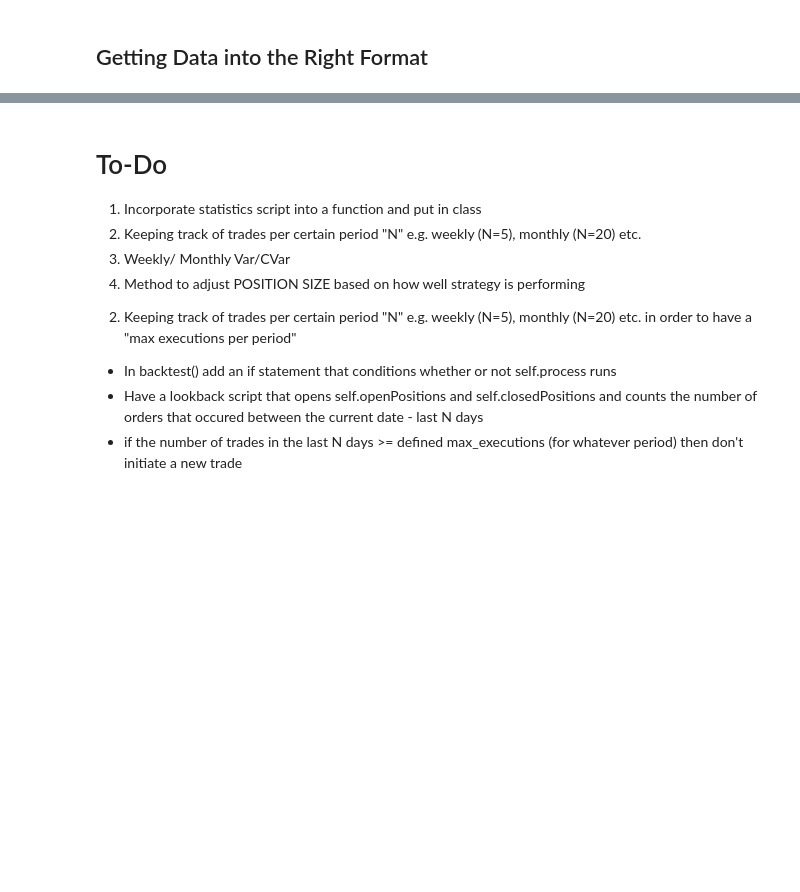
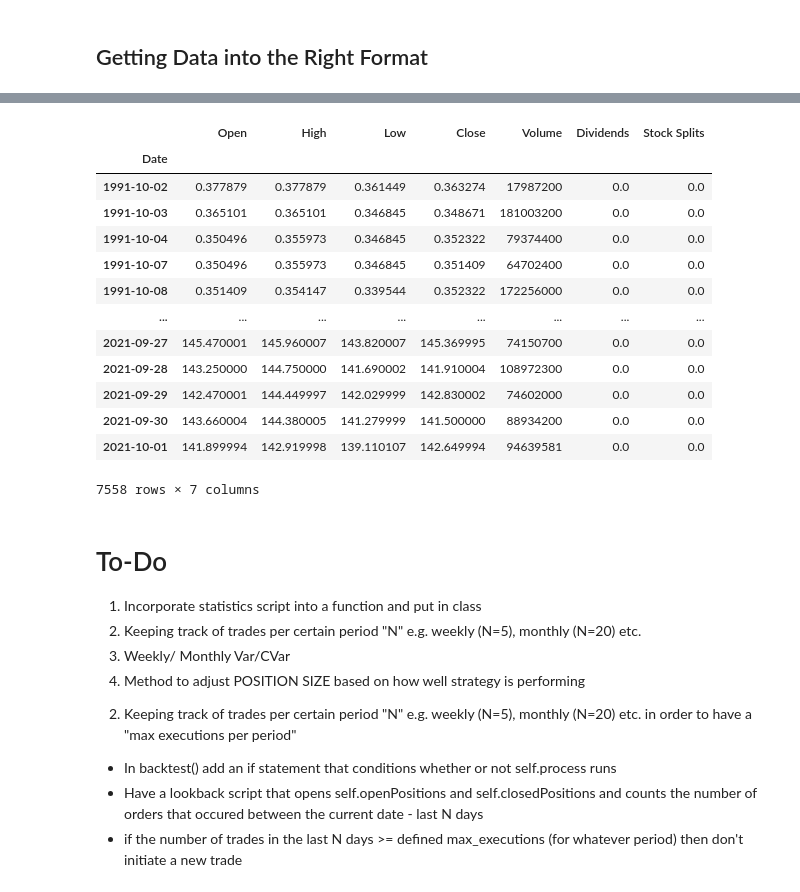
Before and after one commit to surajtirupati/TradingAlgorithms, a Jupyter notebook: Backtest.ipynb, the cells around one changed output, grey strips where cells are left out. Drawn from its saved outputs; the diff is of its cells as text; code cells hidden in the pictures; blank space fills up the shorter version.

```diff
--- a/Backtest.ipynb
+++ b/Backtest.ipynb
@@ -510,3 +536,20 @@ plt.grid()
+# %%
+aapl
+# %% [output]
+|  | Open | High | Low | Close | Volume | Dividends | Stock Splits |
+| Date |  |  |  |  |  |  |  |
+| 1991-10-02 | 0.377879 | 0.377879 | 0.361449 | 0.363274 | 17987200 | 0.0 | 0.0 |
+| 1991-10-03 | 0.365101 | 0.365101 | 0.346845 | 0.348671 | 181003200 | 0.0 | 0.0 |
+| 1991-10-04 | 0.350496 | 0.355973 | 0.346845 | 0.352322 | 79374400 | 0.0 | 0.0 |
+| 1991-10-07 | 0.350496 | 0.355973 | 0.346845 | 0.351409 | 64702400 | 0.0 | 0.0 |
+| 1991-10-08 | 0.351409 | 0.354147 | 0.339544 | 0.352322 | 172256000 | 0.0 | 0.0 |
+| ... | ... | ... | ... | ... | ... | ... | ... |
+| 2021-09-27 | 145.470001 | 145.960007 | 143.820007 | 145.369995 | 74150700 | 0.0 | 0.0 |
+| 2021-09-28 | 143.250000 | 144.750000 | 141.690002 | 141.910004 | 108972300 | 0.0 | 0.0 |
+| 2021-09-29 | 142.470001 | 144.449997 | 142.029999 | 142.830002 | 74602000 | 0.0 | 0.0 |
+| 2021-09-30 | 143.660004 | 144.380005 | 141.279999 | 141.500000 | 88934200 | 0.0 | 0.0 |
+| 2021-10-01 | 141.899994 | 142.919998 | 139.110107 | 142.649994 | 94639581 | 0.0 | 0.0 |
+7558 rows × 7 columns
 # %% [markdown]
 # To-Do
 1. Incorporate statistics script into a function and put in class
```
Also changed, not shown: parts of 5 cells of this notebook, 2 other files.
